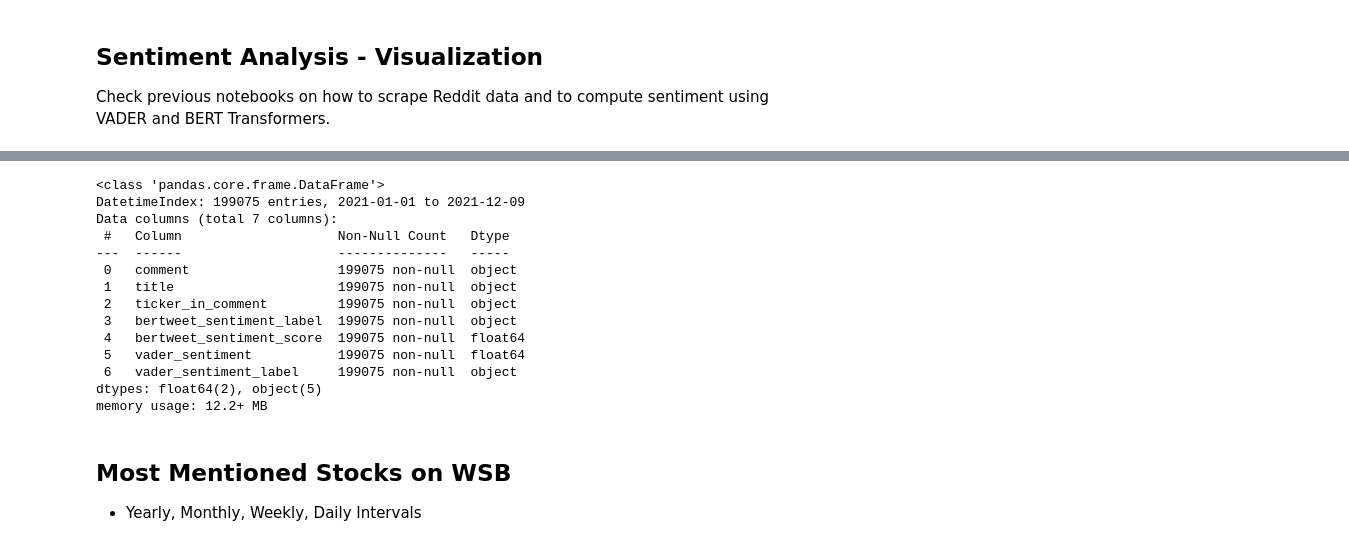
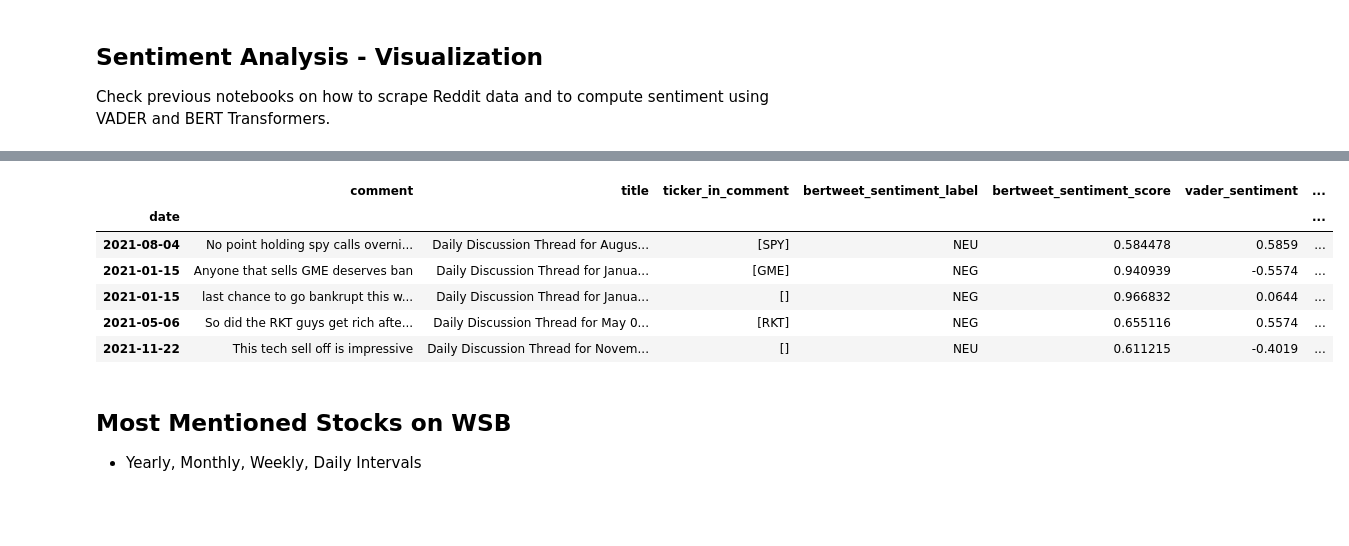
Before and after one commit to rnop/WSB-Top-Tickers-and-Sentiment-Analysis-Project, a Jupyter notebook: Sentiment_Analysis_Visualization.ipynb, the cells around one changed output, grey strips where cells are left out. Saved outputs shown, nothing was run; the diff lists cells and outputs as text; code cells hidden in the pictures; blank space fills up the shorter version.

```diff
--- a/Sentiment_Analysis_Visualization.ipynb
+++ b/Sentiment_Analysis_Visualization.ipynb
@@ -39,20 +41,13 @@ Shape:  (199075, 7)
-# %%
-comments_df.info()
-# %% [output]
-<class 'pandas.core.frame.DataFrame'>
-DatetimeIndex: 199075 entries, 2021-01-01 to 2021-12-09
-Data columns (total 7 columns):
- #   Column                    Non-Null Count   Dtype
----  ------                    --------------   -----
- 0   comment                   199075 non-null  object
- 1   title                     199075 non-null  object
- 2   ticker_in_comment         199075 non-null  object
- 3   bertweet_sentiment_label  199075 non-null  object
- 4   bertweet_sentiment_score  199075 non-null  float64
- 5   vader_sentiment           199075 non-null  float64
- 6   vader_sentiment_label     199075 non-null  object
-dtypes: float64(2), object(5)
-memory usage: 12.2+ MB
+# %%
+comments_df.sample(5)
+# %% [output]
+|  | comment | title | ticker_in_comment | bertweet_sentiment_label | bertweet_sentiment_score | vader_sentiment | ... |
+| date |  |  |  |  |  |  | ... |
+| 2021-08-04 | No point holding spy calls overni... | Daily Discussion Thread for Augus... | [SPY] | NEU | 0.584478 | 0.5859 | ... |
+| 2021-01-15 | Anyone that sells GME deserves ban | Daily Discussion Thread for Janua... | [GME] | NEG | 0.940939 | -0.5574 | ... |
+| 2021-01-15 | last chance to go bankrupt this w... | Daily Discussion Thread for Janua... | [] | NEG | 0.966832 | 0.0644 | ... |
+| 2021-05-06 | So did the RKT guys get rich afte... | Daily Discussion Thread for May 0... | [RKT] | NEG | 0.655116 | 0.5574 | ... |
+| 2021-11-22 | This tech sell off is impressive | Daily Discussion Thread for Novem... | [] | NEU | 0.611215 | -0.4019 | ... |
 # %% [markdown]
 ## Most Mentioned Stocks on WSB
 * Yearly, Monthly, Weekly, Daily Intervals
```
Also changed, not shown: parts of 1 cell of this notebook.
